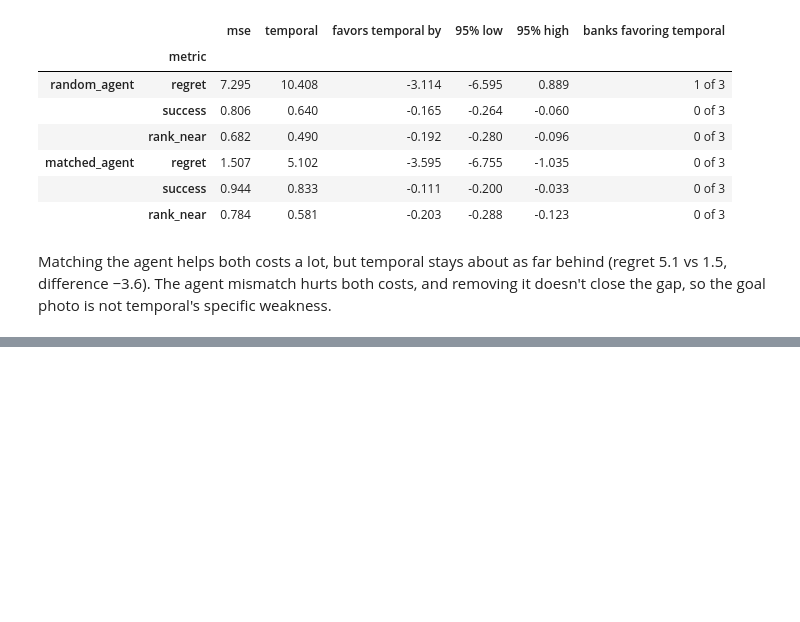
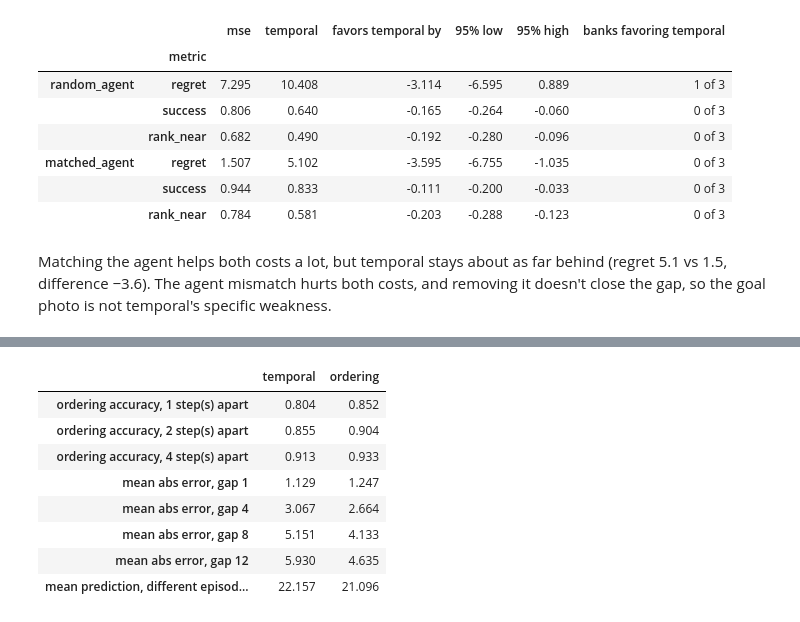
Before and after one commit to AmadeoDeLaVega/JEPA-Planning, a Jupyter notebook: code/debug/temporal_cost.ipynb, the cells around one changed output, grey strips where cells are left out. Saved outputs shown, nothing was run; the diff lists cells and outputs as text; code cells hidden in the pictures; blank space fills up the shorter version.

```diff
--- a/code/debug/temporal_cost.ipynb
+++ b/code/debug/temporal_cost.ipynb
@@ -586,0 +602,23 @@ Matching the agent helps both costs a lot, but temporal stays about as far behin
+# %%
+def recorded_summary(item):
+    pairs, ordering, other = item
+    error = (pairs.predicted - pairs.gap).abs().groupby(pairs.gap).mean()
+    return {
+        **{f"ordering accuracy, {k} step(s) apart": v for k, v in ordering.items()},
+        **{f"mean abs error, gap {g}": error[g] for g in (1, 4, 8, 12)},
+        "mean prediction, different episodes (label 24)": other,
+    }
+
+
+recorded_ordering = recorded_pairs("val", range(21), cost=ordering_cost)
+pd.DataFrame({"temporal": recorded_summary(recorded["val"]), "ordering": recorded_summary(recorded_ordering)}).round(3)
+# %% [output]
+|  | temporal | ordering |
+| ordering accuracy, 1 step(s) apart | 0.804 | 0.852 |
+| ordering accuracy, 2 step(s) apart | 0.855 | 0.904 |
+| ordering accuracy, 4 step(s) apart | 0.913 | 0.933 |
+| mean abs error, gap 1 | 1.129 | 1.247 |
+| mean abs error, gap 4 | 3.067 | 2.664 |
+| mean abs error, gap 8 | 5.151 | 4.133 |
+| mean abs error, gap 12 | 5.930 | 4.635 |
+| mean prediction, different episod... | 22.157 | 21.096 |
```
Also changed, not shown: parts of 13 cells of this notebook.
